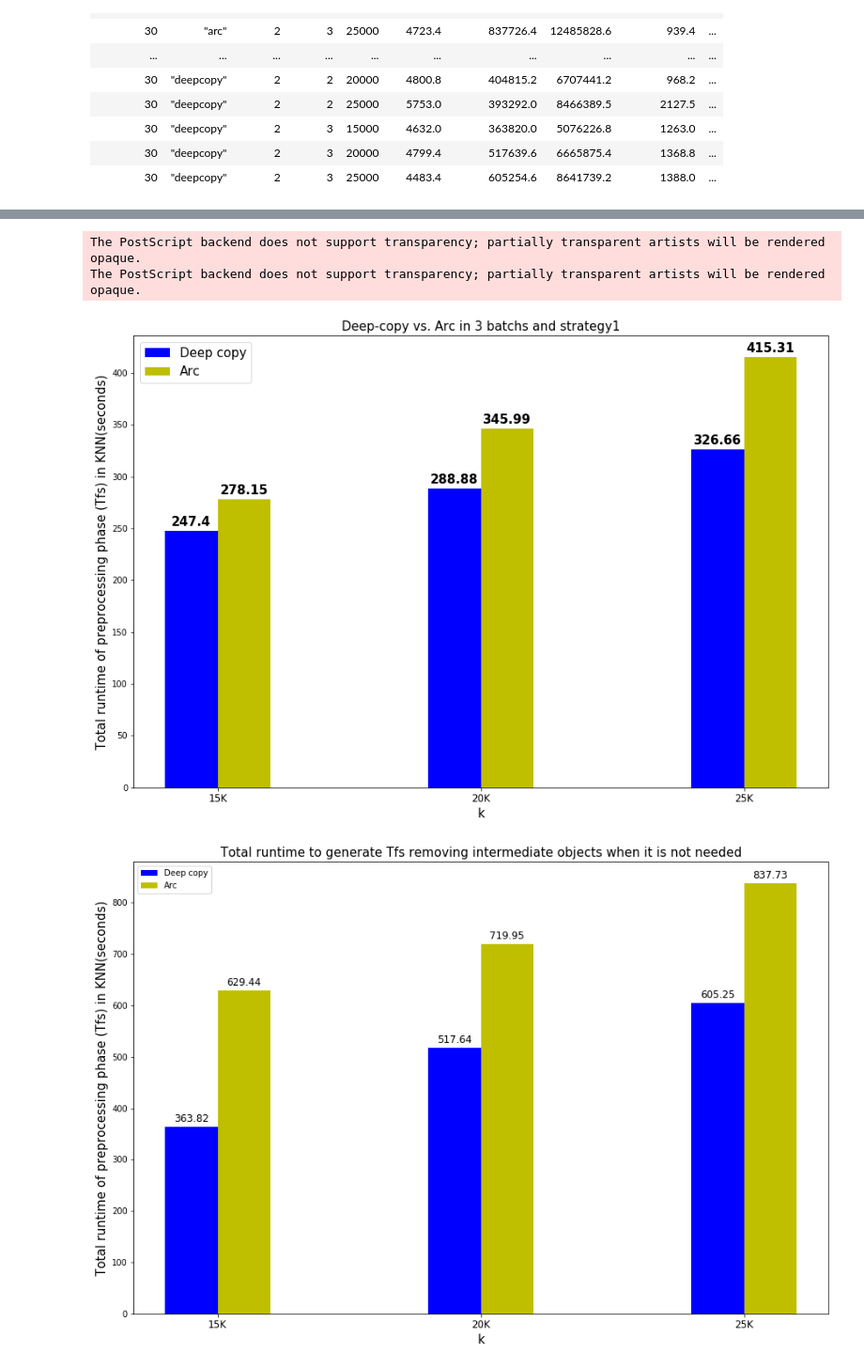
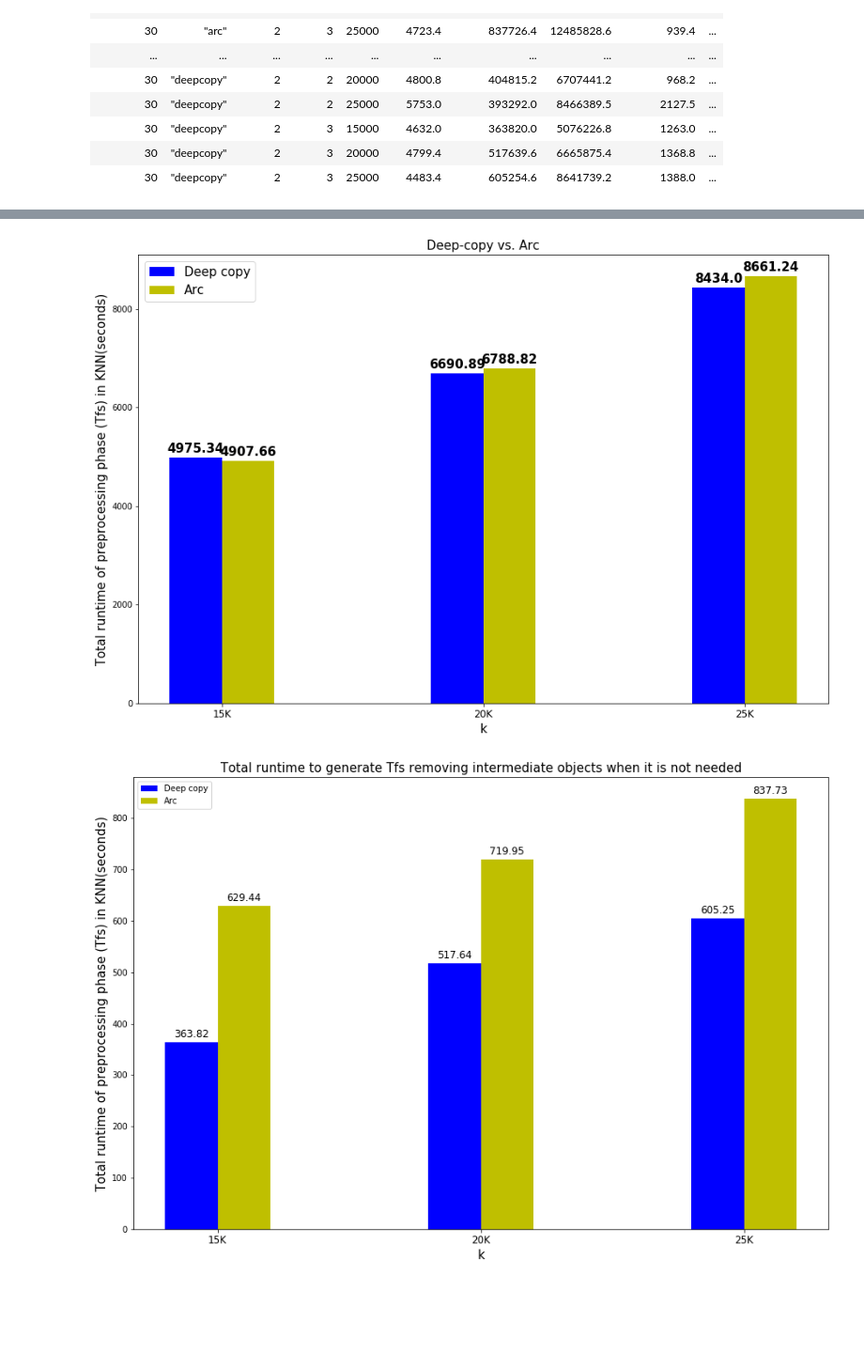
Before and after one commit to ShinsakuOkazaki/master-thesis, a Jupyter notebook: project/rust_knn_streaming/analysis/runtime.ipynb, the cells around one changed output, grey strips where cells are left out. Shown at 94% size. Drawn from its saved outputs; the diff is of its cells as text; code cells hidden in the pictures; blank space fills up the shorter version.

```diff
--- a/project/rust_knn_streaming/analysis/runtime.ipynb
+++ b/project/rust_knn_streaming/analysis/runtime.ipynb
@@ -140,27 +165,25 @@ def autolabel(rects, ax):
 # %%
 deepcopy = agg_total[(agg_total["method"] == '"deepcopy"') & (agg_total["strategy"] == 1) & (agg_total["n_batch"] == 3)]
 arc = agg_total[(agg_total["method"] == '"arc"') & (agg_total["strategy"] == 1) & (agg_total["n_batch"] == 3)]
 fig, ax = plt.subplots(figsize = (15, 10))
 w = 0.2
 idx = np.arange(agg_total['k'].nunique())
-b1 = ax.bar(idx - w / 2, round(deepcopy["preprocess_total"] / 1000, 2), width = w, color ='b', align = 'center')
-b2 = ax.bar(idx + w / 2, round(arc["preprocess_total"] / 1000, 2), width = w, color ='y', align = 'center')
+b1 = ax.bar(idx - w / 2, round(deepcopy["query_total"] / 1000, 2), width = w, color ='b', align = 'center')
+b2 = ax.bar(idx + w / 2, round(arc["query_total"] / 1000, 2), width = w, color ='y', align = 'center')
 label = np.sort(agg_total['k'].unique())
 ax.set_xticks(idx)
 ax.set_xticklabels([str(int(n)) + "K" for n in (label / 1000)], fontsize = 12)
 ax.set_xlabel("k", fontsize = 15)
 ax.set_ylabel("Total runtime of preprocessing phase (Tfs) in KNN(seconds)", fontsize = 15)
-ax.set_title("Deep-copy vs. Arc in 3 batchs and strategy1", fontsize = 15)
+ax.set_title("Deep-copy vs. Arc", fontsize = 15)
 autolabel(b1, ax)
 autolabel(b2, ax)
 ax.legend((b1, b2), ("Deep copy", "Arc"), fontsize = 15)
 ##ax.set_yscale('log')
-fig.savefig("deepcopy_vs_arc.eps")
+##fig.savefig("deepcopy_vs_arc.eps")
 plt.show()
 # %% [output]
-The PostScript backend does not support transparency; partially transparent artists will be rendered opaque.
-The PostScript backend does not support transparency; partially transparent artists will be rendered opaque.
-[figure, old version]
+[figure, new version]
 # %%
 deepcopy = agg_total[(agg_total["method"] == '"deepcopy"') & (agg_total["strategy"] == 2) & (agg_total["n_batch"] == 3)]
 arc = agg_total[(agg_total["method"] == '"arc"') & (agg_total["strategy"] == 2) & (agg_total["n_batch"] == 3)]
```
Also changed, not shown: parts of 1 cell of this notebook, 9 other files.
